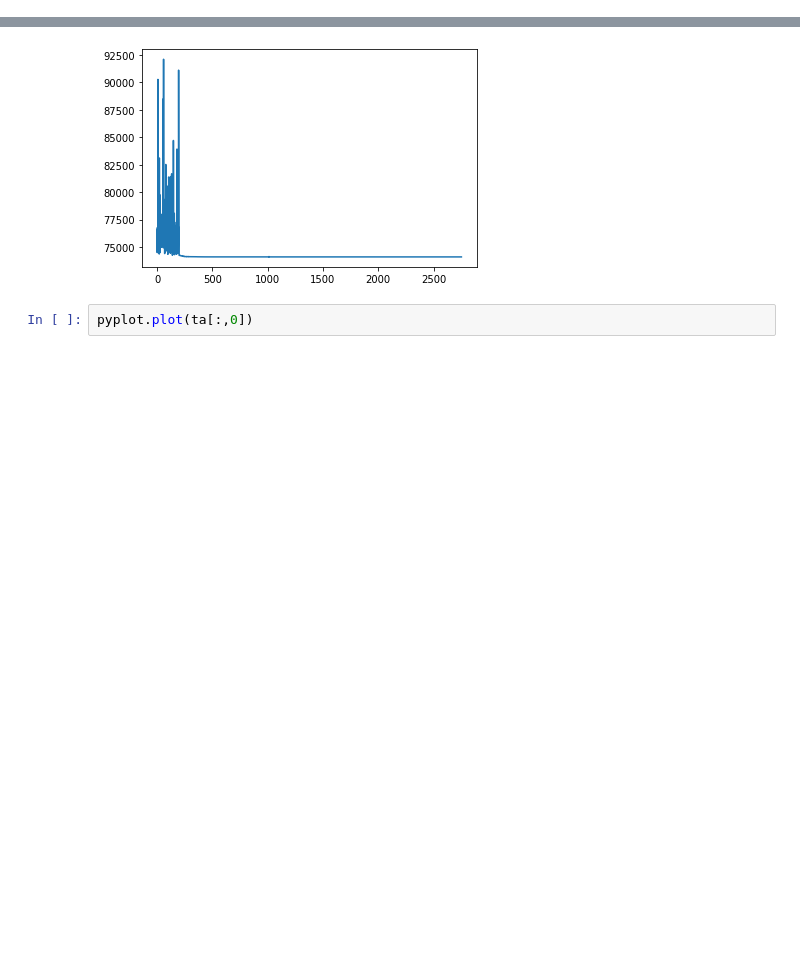
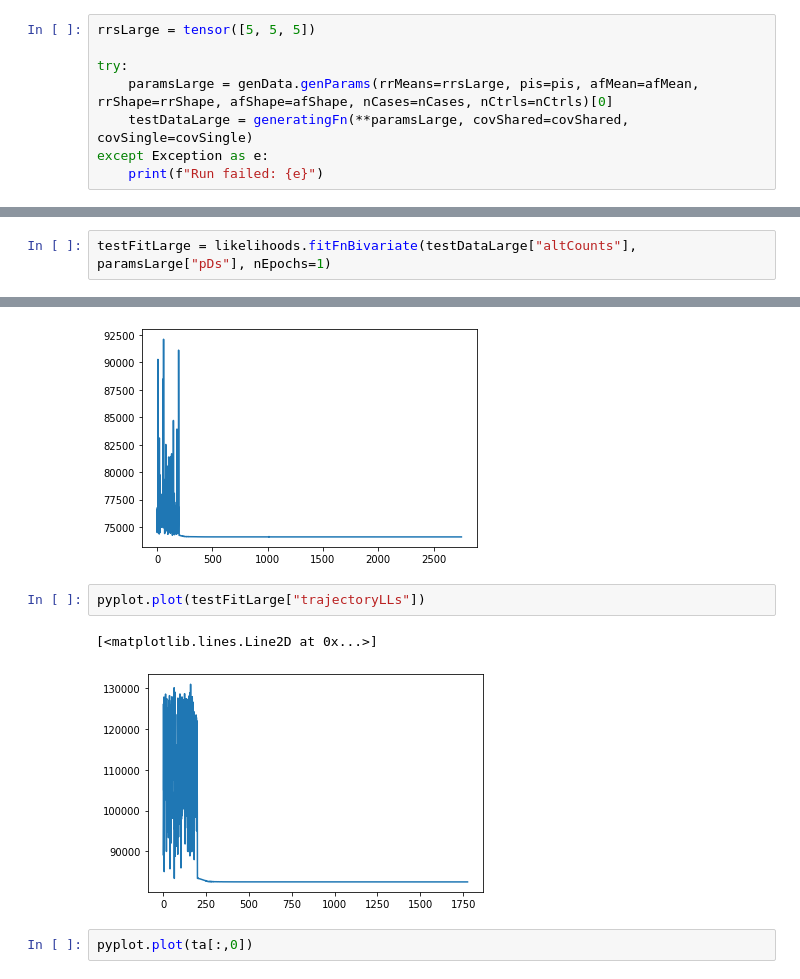
Before and after one commit to akotlar/multivariate-tada, a Jupyter notebook: MVLN-sim-mvn.ipynb, the cells around one changed output, grey strips where cells are left out. Drawn from its saved outputs; the diff is of its cells as text; blank space fills up the shorter version.

```diff
--- a/MVLN-sim-mvn.ipynb
+++ b/MVLN-sim-mvn.ipynb
@@ -981,3 +981,11 @@ tensor([[1.9867, 2.1042, 3.2338],
         [2.4717, 1.4380, 4.2203]], dtype=torch.float64)
 startIndices [0, tensor(1000.), tensor(2000.)] endIndices tensor([1000., 2000., 3000.])
 totalSamples 324000
+# %%
+rrsLarge = tensor([5, 5, 5])
+
+try:
+    paramsLarge = genData.genParams(rrMeans=rrsLarge, pis=pis, afMean=afMean, rrShape=rrShape, afShape=afShape, nCases=nCases, nCtrls=nCtrls)[0]
+    testDataLarge = generatingFn(**paramsLarge, covShared=covShared, covSingle=covSingle)
+except Exception as e:
+    print(f"Run failed: {e}")
@@ -1001,3 +1027,5 @@ pdCtrl, pd1, pd2, pdBoth:  tensor([0.9259, 0.0309, 0.0309, 0.0123], dtype=torch.
 method nelder-mead costFn <function likelihoodBivariateFast.<locals>.jointLikelihood at 0x...>
 best ll: 74255.85016436226, bestParams: [0.096755035, 0.077788964, 0.07774635, 10181.05, 19670.508, 15529.679, 18778.402]
 Epoch took 239.9891939163208
+# %%
+testFitLarge = likelihoods.fitFnBivariate(testDataLarge["altCounts"], paramsLarge["pDs"], nEpochs=1)
@@ -1026,6 +1067,11 @@ pyplot.plot(testFit["trajectoryLLs"])
 # %% [output]
 [<matplotlib.lines.Line2D at 0x...>]
 [figure]
+# %%
+pyplot.plot(testFitLarge["trajectoryLLs"])
+# %% [output]
+[<matplotlib.lines.Line2D at 0x...>]
+[figure, added]
 # %%
 pyplot.plot(ta[:,0])
 # %% [output]
```
Also changed, not shown: parts of 43 cells of this notebook, 2 other files.
